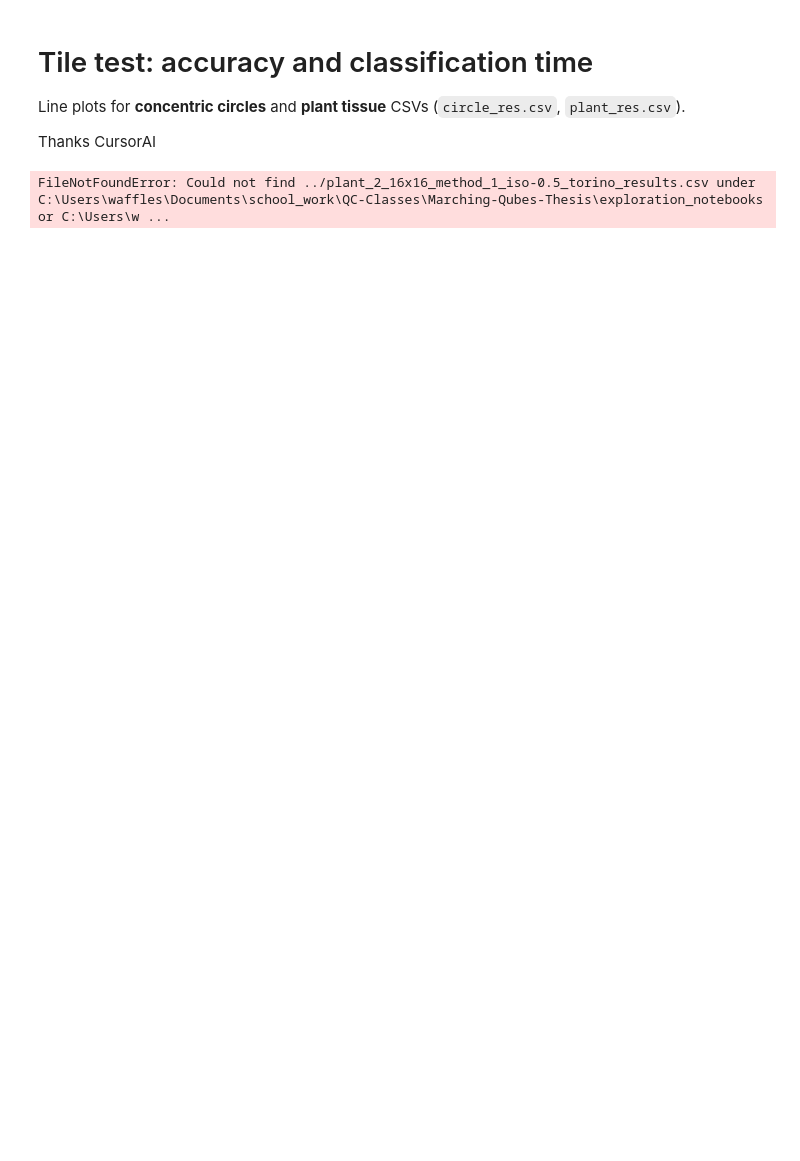
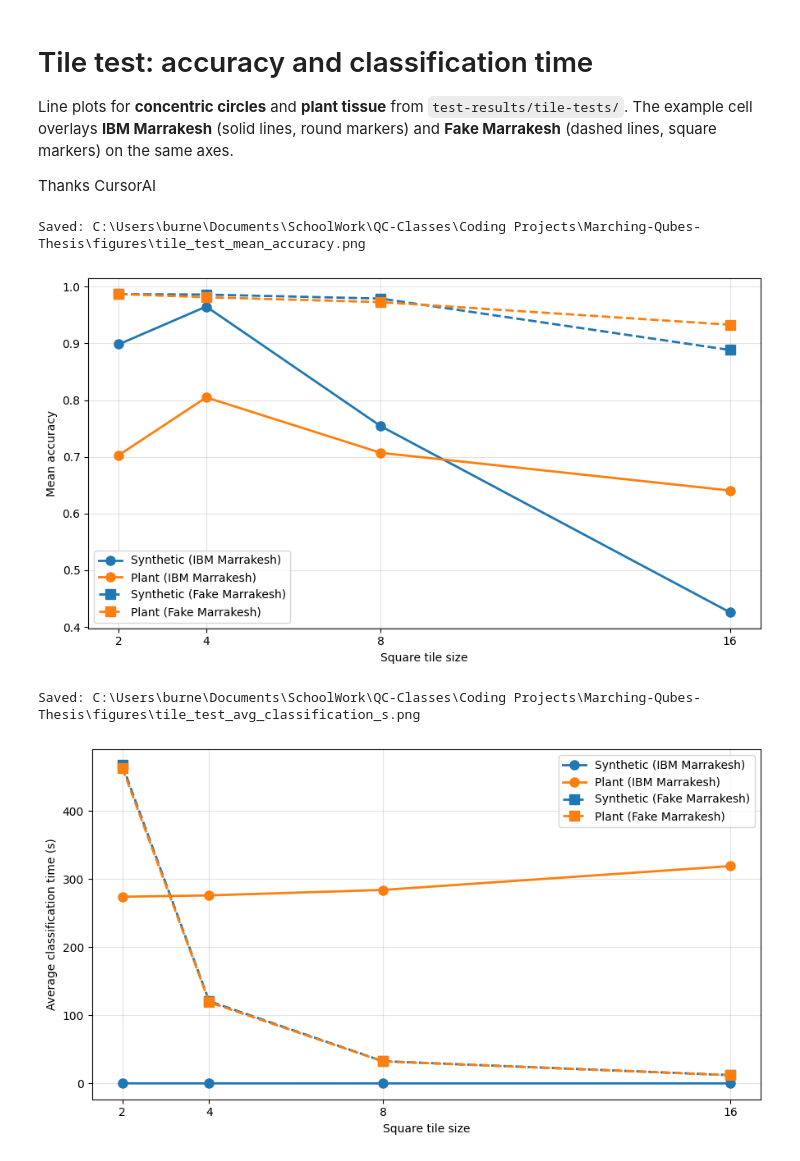
Before and after one commit to Burned357Waffles/Marching-Qubes-Thesis, a Jupyter notebook: exploration_notebooks/results_plot.ipynb, the cells around one changed output. Saved outputs shown, nothing was run; the diff lists cells and outputs as text; code cells hidden in the pictures; blank space fills up the shorter version.

Commit message:
added hardware result processing

```diff
--- a/exploration_notebooks/results_plot.ipynb
+++ b/exploration_notebooks/results_plot.ipynb
@@ -1,7 +1,7 @@
 # %% [markdown]
 # Tile test: accuracy and classification time
 
-Line plots for **concentric circles** and **plant tissue** CSVs (`circle_res.csv`, `plant_res.csv`).
+Line plots for **concentric circles** and **plant tissue** from `test-results/tile-tests/`. The example cell overlays **IBM Marrakesh** (solid lines, round markers) and **Fake Marrakesh** (dashed lines, square markers) on the same axes.
 
 Thanks CursorAI
 # %%
@@ -188,25 +288,42 @@ def plot_avg_classification_vs_shot_scale(
     fig.tight_layout()
     return fig, ax
 # %%
-# Example: plot, save to disk, and display (PNG @ 300 dpi under repo `figures/`)
+# Example: IBM Marrakesh + Fake Marrakesh on the same axes (solid = hardware, dashed = simulator).
+# Markers: round (o) for hardware, square (s) for fake — applied automatically from linestyle, or pass a 5th tuple element.
 COLORS = ("#1f77b4", "#ff7f0e")
 
-circle_df = _load_tile_test_csv("../circle_16x16_method_1_iso_0_torino_16x16_results.csv")
-plant_df = _load_tile_test_csv("../plant_2_16x16_method_1_iso-0.5_torino_results.csv")
+circle_ibm = _load_tile_test_csv("../test-results/tile-tests/ibm-marrakesh/circle_marrakesh_hw_sc12_results.csv")
+plant_ibm = _load_tile_test_csv("../test-results/tile-tests/ibm-marrakesh/plant_marrakesh_hw_sc12_results.csv")
+circle_fake = _load_tile_test_csv(
+    "../test-results/tile-tests/fake-marrakesh/circle_16x16_method_1_iso_0_marrakesh_sc12_results.csv"
+)
+plant_fake = _load_tile_test_csv(
+    "../test-results/tile-tests/fake-marrakesh/plant_2_16x16_method_1_iso_0_marrakesh_sc12_results.csv"
+)
 
-fig_acc, _ = plot_mean_accuracy(circle_df, plant_df, colors=COLORS, title=None)
+_acc_series = [
+    (circle_ibm, "Synthetic (IBM Marrakesh)", COLORS[0], "-"),
+    (plant_ibm, "Plant (IBM Marrakesh)", COLORS[1], "-"),
+    (circle_fake, "Synthetic (Fake Marrakesh)", COLORS[0], "--"),
+    (plant_fake, "Plant (Fake Marrakesh)", COLORS[1], "--"),
+]
+
+fig_acc, _ = plot_mean_accuracy_multi(_acc_series, title=None)
 acc_path = plot_dir / "tile_test_mean_accuracy.png"
 fig_acc.savefig(acc_path, dpi=300, bbox_inches="tight")
 print(f"Saved: {acc_path.resolve()}")
 plt.show()
 
-fig_time, _ = plot_avg_classification_s(circle_df, plant_df, colors=COLORS, title=None)
+fig_time, _ = plot_avg_classification_s_multi(_acc_series, title=None)
 time_path = plot_dir / "tile_test_avg_classification_s.png"
 fig_time.savefig(time_path, dpi=300, bbox_inches="tight")
 print(f"Saved: {time_path.resolve()}")
 plt.show()
 # %% [output]
-FileNotFoundError: Could not find ../plant_2_16x16_method_1_iso-0.5_torino_results.csv under C:\Users\waffles\Documents\school_work\QC-Classes\Marching-Qubes-Thesis\exploration_notebooks or C:\Users\w ...
+Saved: C:\Users\burne\Documents\SchoolWork\QC-Classes\Coding Projects\Marching-Qubes-Thesis\figures\tile_test_mean_accuracy.png
+[figure, added]
+Saved: C:\Users\burne\Documents\SchoolWork\QC-Classes\Coding Projects\Marching-Qubes-Thesis\figures\tile_test_avg_classification_s.png
+[figure, added]
 # %%
 # 64x64 iso-0.5 shot-scale sweeps: synthetic (circle) + plant on shared axes (-n vs -t CSVs)
 circle_iso_n_df = _load_tile_test_csv("../circle_64x64_method_1_iso-0.5-n_results.csv")
```
Also changed, not shown: parts of 2 cells of this notebook, 43 other files.
